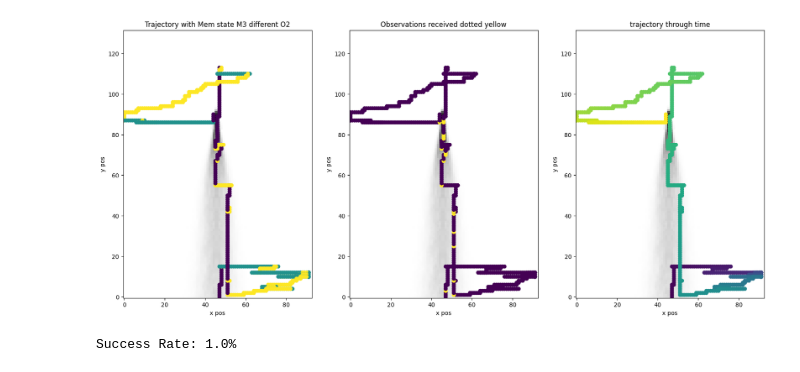
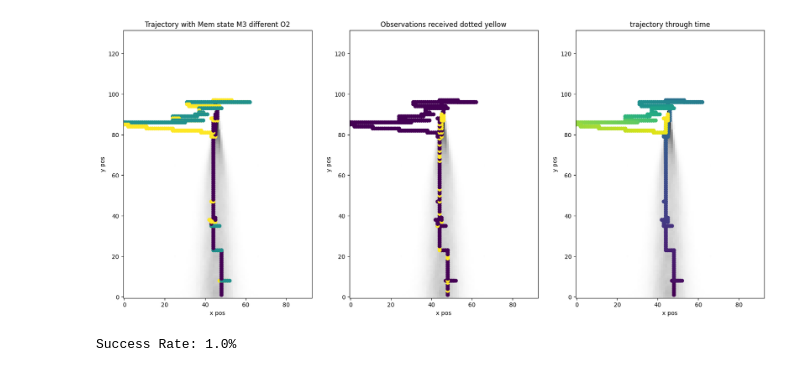
Before and after one commit to kyrellverano/Finite-Memory-Controller, a Jupyter notebook: FSC/FSC_NB/Visualize.ipynb, the cells around one changed output. Drawn from its saved outputs; the diff is of its cells as text; code cells hidden in the pictures.

```diff
--- a/FSC/FSC_NB/Visualize.ipynb
+++ b/FSC/FSC_NB/Visualize.ipynb
@@ -12,9 +12,9 @@ np.set_printoptions(precision=5)
 np.set_printoptions(suppress=True)
 np.set_printoptions(linewidth=1000)
 # %%
-#MANUAL INPUT
+#MANUAL INPUT + DEFAULT INPUTS
 coarse=0           #coarse = 0 ; non-coarse = 1
-dth=12             #threshold for data [Available:5,12,15]
+dth=5             #threshold for data [Available:5,12,15]
 M=3                #memory states [Available:1,2,3,4]
 A=4                #action size 4 -> [up,left,right,up]
 
@@ -23,7 +23,7 @@ max_obs = 10       # distinct observations for rewards
 O = 2              # distinct observations for actions [0, 1, 2, .., O-1]
 
 symmetry=1
-replica=0          #replica -- for non-coarse policies
+replica=0          #replica to avoid overwrite
 
 #Dimension of grid: Lx by Ly
 Lx = 92
@@ -57 +118,12 @@ sigma = 4
+# %%
+name_folder = 'outputs/ExpPlume_A{}M{}b{}g{}FR{}LR{}sym{}th{}rep{}LX{}LY{}co{}'.format(A,M,beta,gamma,find_range,lr_th,symmetry,dth,replica,Lx,Ly,coarse)
+os.makedirs(name_folder, exist_ok=True)
+#os.system("cp {} {}".format('./'+sys.argv[1], './'+name_folder))
+f = open(name_folder+"/values.dat", "a")
+
+#load plume data (already pre-processed)
+data=np.loadtxt('data/exp_plume_symmetric_threshold{}.dat'.format(dth))
+if coarse == 1:
+    data=np.loadtxt('data/exp_plume_symmetric_coarse_threshold{}.dat'.format(dth))
+data=np.array(data)
 # %%
@@ -162,8 +284,7 @@ plt.show()
 #PLOTTING TRAJECTORIES
 fig, (ax1, ax2, ax3) = plt.subplots(1, 3)
 
-plt.style.use('seaborn')
-
+plt.style.use('seaborn-v0_8')
 ax1.set_xlim([-0.5, Lx+0.5])
 ax1.set_ylim([-0.5, Ly+0.5])
 ax2.set_xlim([-0.5, Lx+0.5])
@@ -182,34 +303,34 @@ plt.style.use('default')
 plt.rcParams["figure.figsize"] = (20,11)
 
 ax1.scatter(trj[1:,1], trj[1:,2], c=trj[1:,3])
 ax1.set_aspect('equal')
 ax1.set_title('Trajectory with Mem state M{} different O{}'.format(M, O))
 ax1.set_xlabel('x pos')
 ax1.set_ylabel('y pos')
 
 #plt.clabel('Memory state')
 
 #plt.plot(PObs[1][:L])
 
 ax2.set_aspect('equal')
 ax2.set_title('Observations received dotted yellow')
 ax2.scatter(trj[1:,1], trj[1:,2], c=trj[1:,4])
 
 ax2.set_xlabel('x pos')
 ax2.set_ylabel('y pos')
 #plt.clabel('Memory state')
 
 ax3.set_aspect('equal')
 ax3.set_title('trajectory through time')
 ax3.scatter(trj[1:,1], trj[1:,2], c=np.arange(trj.shape[0]-1))
 
 ax3.set_xlabel('x pos')
 ax3.set_ylabel('y pos')
 
 np.savetxt('trajectory.txt', trj[1:])
 np.savetxt('PObs.txt', (1-PObs_lim[0,:]).reshape(M,Ly,Lx)[0,:])
 # %% [output]
-[figure, old version]
+[figure, new version]
 # %%
 #TIME DISTRIBUTIONS of search time
 #timedistributions
```
Also changed, not shown: parts of 8 cells of this notebook, 2 other files.
